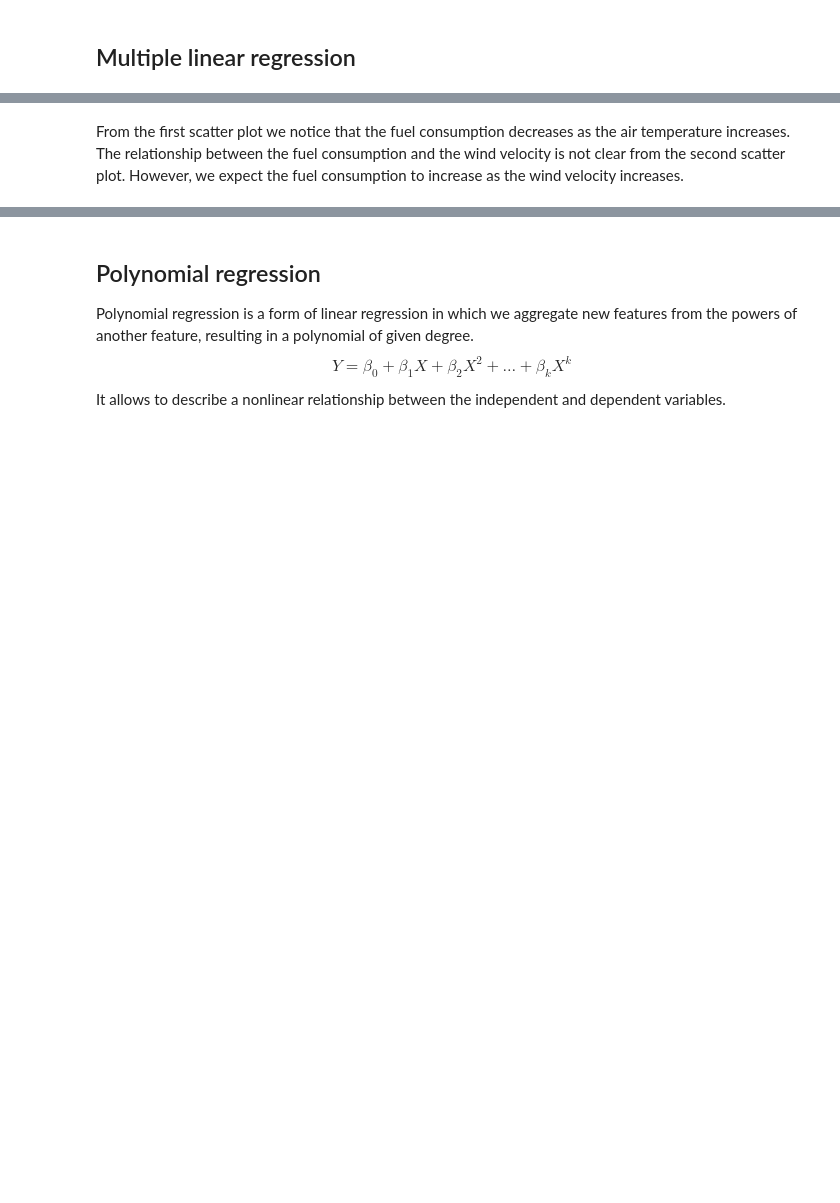
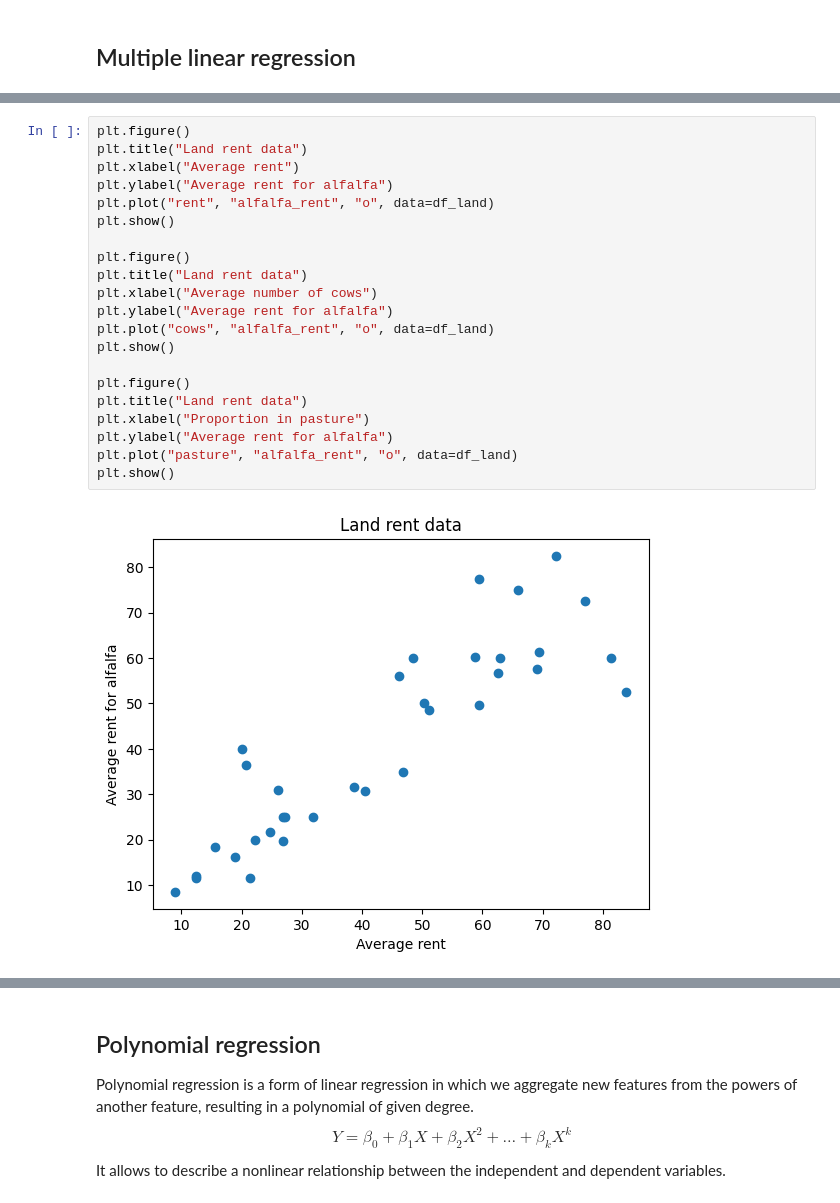
Before and after one commit to vdae2304/ML-DL, a Jupyter notebook: Regression/Linear regression.ipynb, the cells around one changed output, grey strips where cells are left out. Drawn from its saved outputs; the diff is of its cells as text; blank space fills up the shorter version.

```diff
--- a/Regression/Linear regression.ipynb
+++ b/Regression/Linear regression.ipynb
@@ -229,2 +211,23 @@ plt.show()
-# %% [markdown]
-From the first scatter plot we notice that the fuel consumption decreases as the air temperature increases. The relationship between the fuel consumption and the wind velocity is not clear from the second scatter plot. However, we expect the fuel consumption to increase as the wind velocity increases.
+# %%
+plt.figure()
+plt.title("Land rent data")
+plt.xlabel("Average rent")
+plt.ylabel("Average rent for alfalfa")
+plt.plot("rent", "alfalfa_rent", "o", data=df_land)
+plt.show()
+
+plt.figure()
+plt.title("Land rent data")
+plt.xlabel("Average number of cows")
+plt.ylabel("Average rent for alfalfa")
+plt.plot("cows", "alfalfa_rent", "o", data=df_land)
+plt.show()
+
+plt.figure()
+plt.title("Land rent data")
+plt.xlabel("Proportion in pasture")
+plt.ylabel("Average rent for alfalfa")
+plt.plot("pasture", "alfalfa_rent", "o", data=df_land)
+plt.show()
+# %% [output]
+[figure, added]
```
Also changed, not shown: parts of 19 cells of this notebook, 2 other files.
